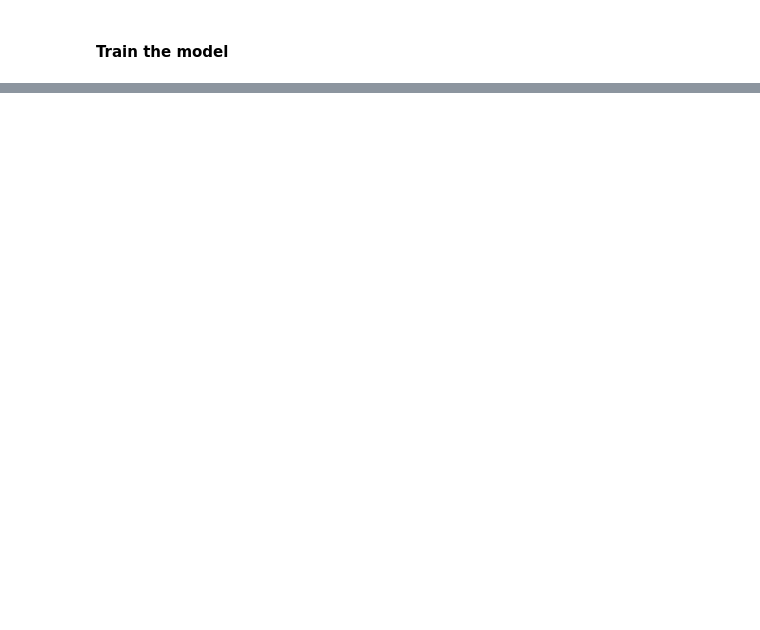
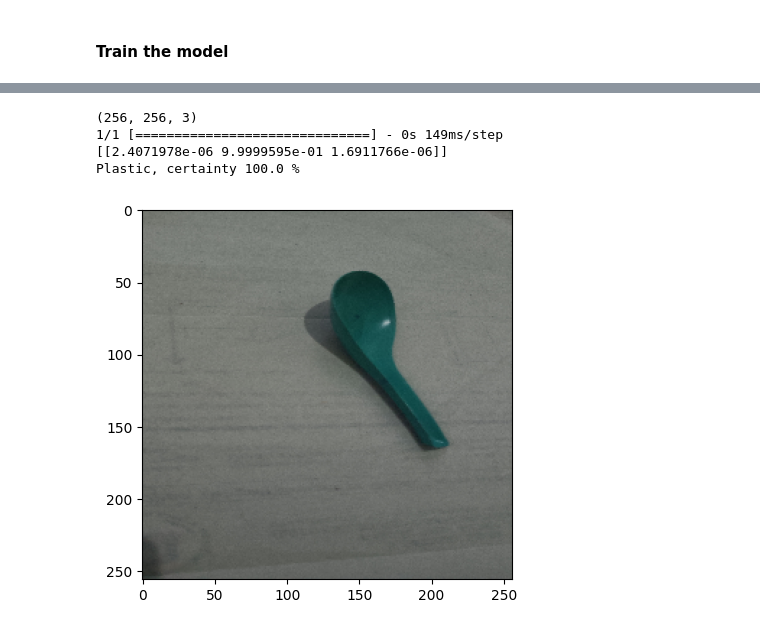
Before and after one commit to rif42/SpoonMaterialDetection_ImageProcessingFinalProject, a Jupyter notebook: MaterialDetection_mark2.ipynb, the cells around one changed output, grey strips where cells are left out. Saved outputs shown, nothing was run; the diff lists cells and outputs as text; code cells hidden in the pictures; blank space fills up the shorter version.

```diff
--- a/MaterialDetection_mark2.ipynb
+++ b/MaterialDetection_mark2.ipynb
@@ -162,21 +165,27 @@ plt.show()
 # %%
-# import tensorflow as tf
-# import matplotlib.pyplot as plt
-# import numpy as np
+import tensorflow as tf
+import matplotlib.pyplot as plt
+import numpy as np
 
-# loaded_model = tf.keras.models.load_model('./hsfile/model_materialdetection_thirditeration.h5')
-# img = tf.keras.preprocessing.image.load_img('sendok.jpg', target_size=(300, 300,3))
-# img = tf.keras.preprocessing.image.img_to_array(img)
-# img = img / 255.0
-# print(img.shape)
-# plt.imshow(img)
+loaded_model = tf.keras.models.load_model('model_materialdetection_fifthiteration.h5')
+img = tf.keras.preprocessing.image.load_img('sendok.jpg', target_size=(256, 256,3))
+img = tf.keras.preprocessing.image.img_to_array(img)
+img = img / 255.0
+print(img.shape)
+plt.imshow(img)
 
-# prediction = loaded_model.predict(np.array([img]))
-# print(prediction)
-# finalresult = np.argmax(prediction[0])
-# if finalresult == 0:
-#     print(f"Metal, certainty {round((prediction[0][0] * 100),3)} %")
-# elif finalresult == 1:
-#     print(f"Plastic, certainty {round((prediction[0][1] * 100),3)} %")
-# elif finalresult == 2:
-#     print(f"Wood, certainty {round((prediction[0][2] * 100),3)} %")
+prediction = loaded_model.predict(np.array([img]))
+print(prediction)
+finalresult = np.argmax(prediction[0])
+if finalresult == 0:
+    print(f"Metal, certainty {round((prediction[0][0] * 100),3)} %")
+elif finalresult == 1:
+    print(f"Plastic, certainty {round((prediction[0][1] * 100),3)} %")
+elif finalresult == 2:
+    print(f"Wood, certainty {round((prediction[0][2] * 100),3)} %")
+# %% [output]
+(256, 256, 3)
+1/1 [==============================] - 0s 149ms/step
+[[2.4071978e-06 9.9999595e-01 1.6911766e-06]]
+Plastic, certainty 100.0 %
+[figure, added]
```
Also changed, not shown: parts of 6 cells of this notebook, 1 other file.
